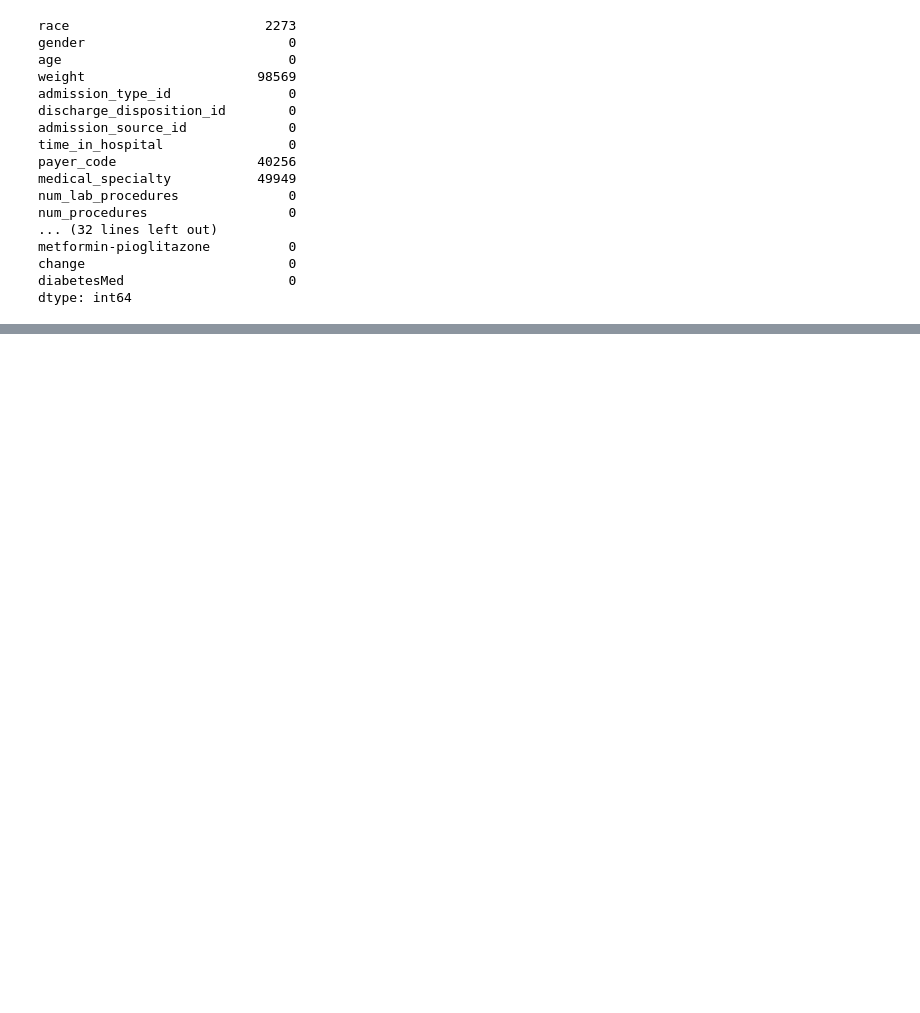
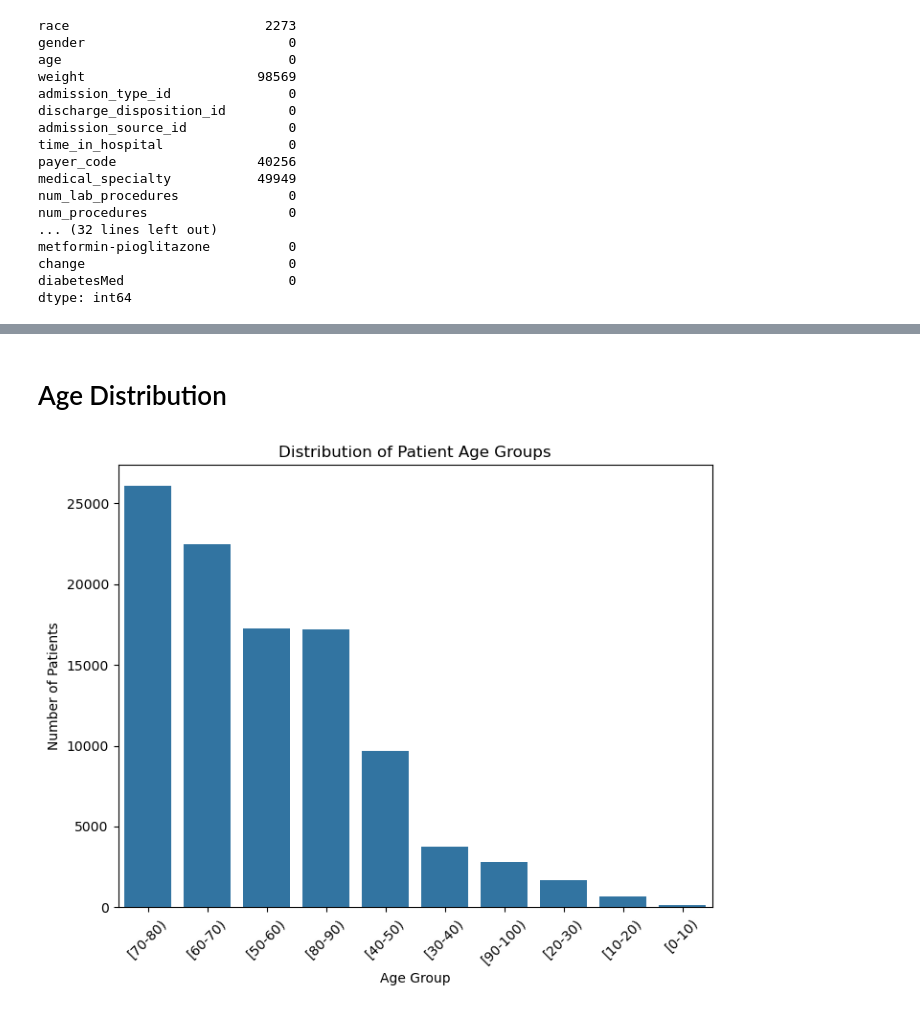
Before and after one commit to wilstones/HospitalReadmission, a Jupyter notebook: Readmission Analysis.ipynb, the cells around one changed output, grey strips where cells are left out. Saved outputs shown, nothing was run; the diff lists cells and outputs as text; code cells hidden in the pictures; blank space fills up the shorter version.

```diff
--- a/Readmission Analysis.ipynb
+++ b/Readmission Analysis.ipynb
@@ -151,0 +292,3 @@ x
+# %%
+df = pd.concat([X, y], axis=1) # first converted to df because some EDA plots need both in one dataframe
+df
@@ -151,0 +309,12 @@ x
+# %% [markdown]
+# Age Distribution
+# %%
+plt.figure(figsize=(8,6))
+sns.countplot(data=df, x="age", order=df["age"].value_counts().index)
+plt.xticks(rotation=45)
+plt.title("Distribution of Patient Age Groups")
+plt.xlabel("Age Group")
+plt.ylabel("Number of Patients")
+plt.show()
+# %% [output]
+[figure, added]
```
Also changed, not shown: parts of 77 cells of this notebook.
